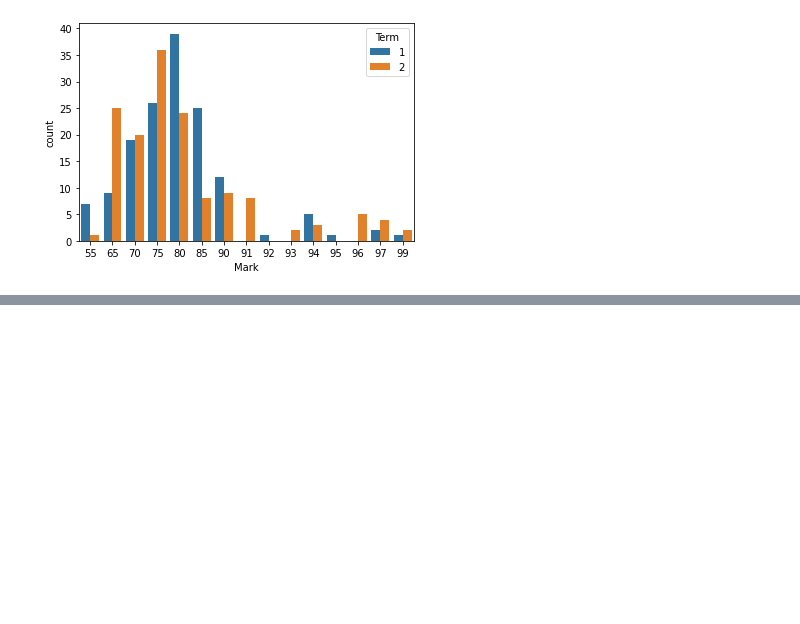
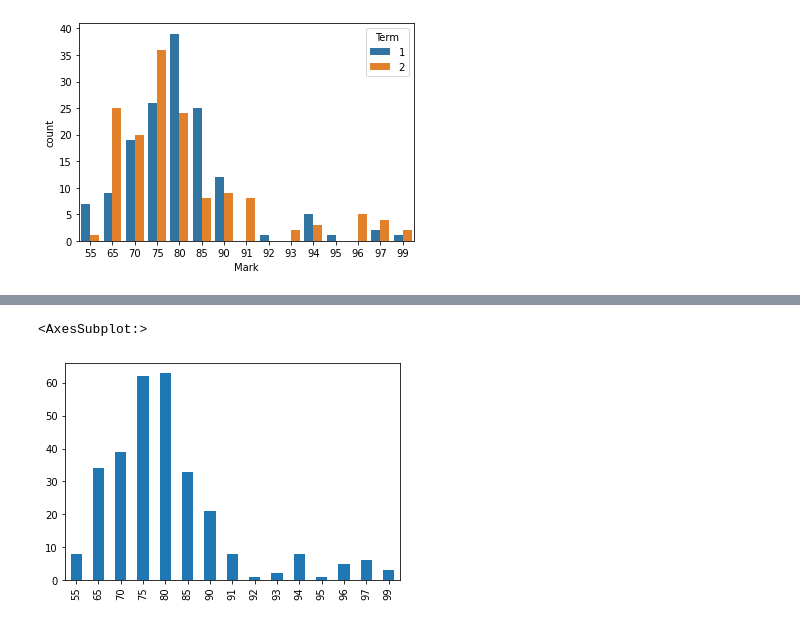
Before and after one commit to chrishuson/chrishuson.github.io, a Jupyter notebook: PreCalc2023/07-Bivariate-data/marks-analysis.ipynb, the cells around one changed output, grey strips where cells are left out. Cells and saved outputs as stored; diff of their text form; code cells hidden in the pictures; blank space fills up the shorter version.

```diff
--- a/PreCalc2023/07-Bivariate-data/marks-analysis.ipynb
+++ b/PreCalc2023/07-Bivariate-data/marks-analysis.ipynb
@@ -59,0 +90,5 @@ ax=sns.barplot(data=marks, x='Term', y='Mark', hue='Mark')
+# %%
+marks['Mark'].value_counts().sort_index().plot(kind='bar')
+# %% [output]
+<AxesSubplot:>
+[figure, added]
```
Also changed, not shown: parts of 7 cells of this notebook, 3 other files.
